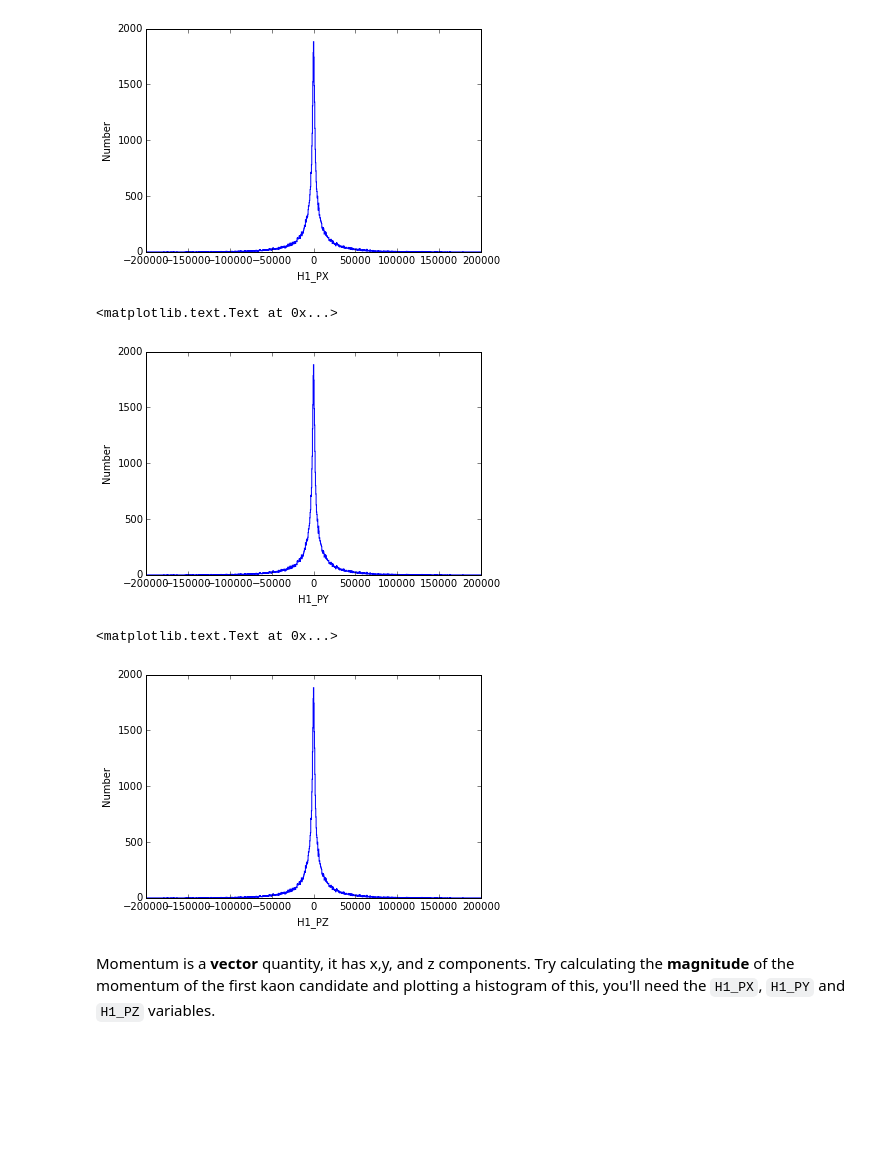
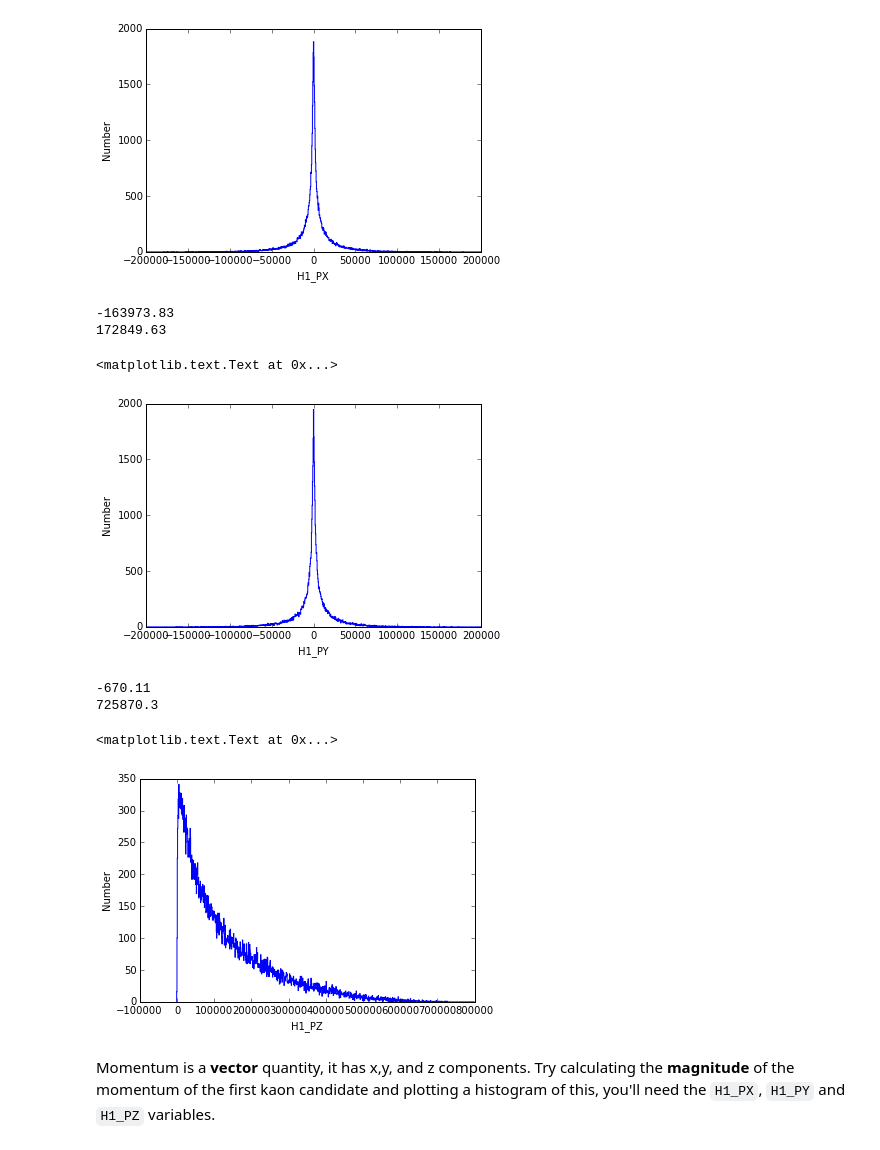
Before and after one commit to pjholt/opendata-project, a Jupyter notebook: LHCb_Open_Data_Project.ipynb, the cells around one changed output. Saved outputs shown, nothing was run; the diff lists cells and outputs as text; code cells hidden in the pictures; blank space fills up the shorter version.

```diff
--- a/LHCb_Open_Data_Project.ipynb
+++ b/LHCb_Open_Data_Project.ipynb
@@ -101,20 +101,29 @@ ylabel('Number')
 <matplotlib.text.Text at 0x...>
 [figure]
 # %%
-H_sim_data_H1_PY = sim_data.H1_PX.hist(bins=1001, range=[-200000, 200000])
+# make a histogram of the H1_PY variable here
+print(sim_data.H1_PY.min())
+print(sim_data.H1_PY.max())
+H_sim_data_H1_PY = sim_data.H1_PY.hist(bins=1001, range=[-200000, 200000])
 xlabel('H1_PY')
 ylabel('Number')
 # %% [output]
-<matplotlib.text.Text at 0x...>
+-163973.83
+172849.63
+<matplotlib.text.Text at 0x...>
-[figure, old version]
+[figure, new version]
 # %%
-# make a histogram of the H1_PX variable here
-H_sim_data_H1_PZ = sim_data.H1_PX.hist(bins=1001, range=[-200000, 200000])
+# make a histogram of the H1_PZ variable here
+print(sim_data.H1_PZ.min())
+print(sim_data.H1_PZ.max())
+H_sim_data_H1_PZ = sim_data.H1_PZ.hist(bins=1001, range=[-1000, 800000])
 xlabel('H1_PZ')
 ylabel('Number')
 # %% [output]
-<matplotlib.text.Text at 0x...>
+-670.11
+725870.3
+<matplotlib.text.Text at 0x...>
-[figure, old version]
+[figure, new version]
 # %% [markdown]
 Momentum is a **vector** quantity, it has x,y, and z components. Try calculating the **magnitude** of the momentum of the first kaon candidate and plotting a histogram of this, you'll need the `H1_PX`, `H1_PY` and `H1_PZ` variables.
 # %%
```
